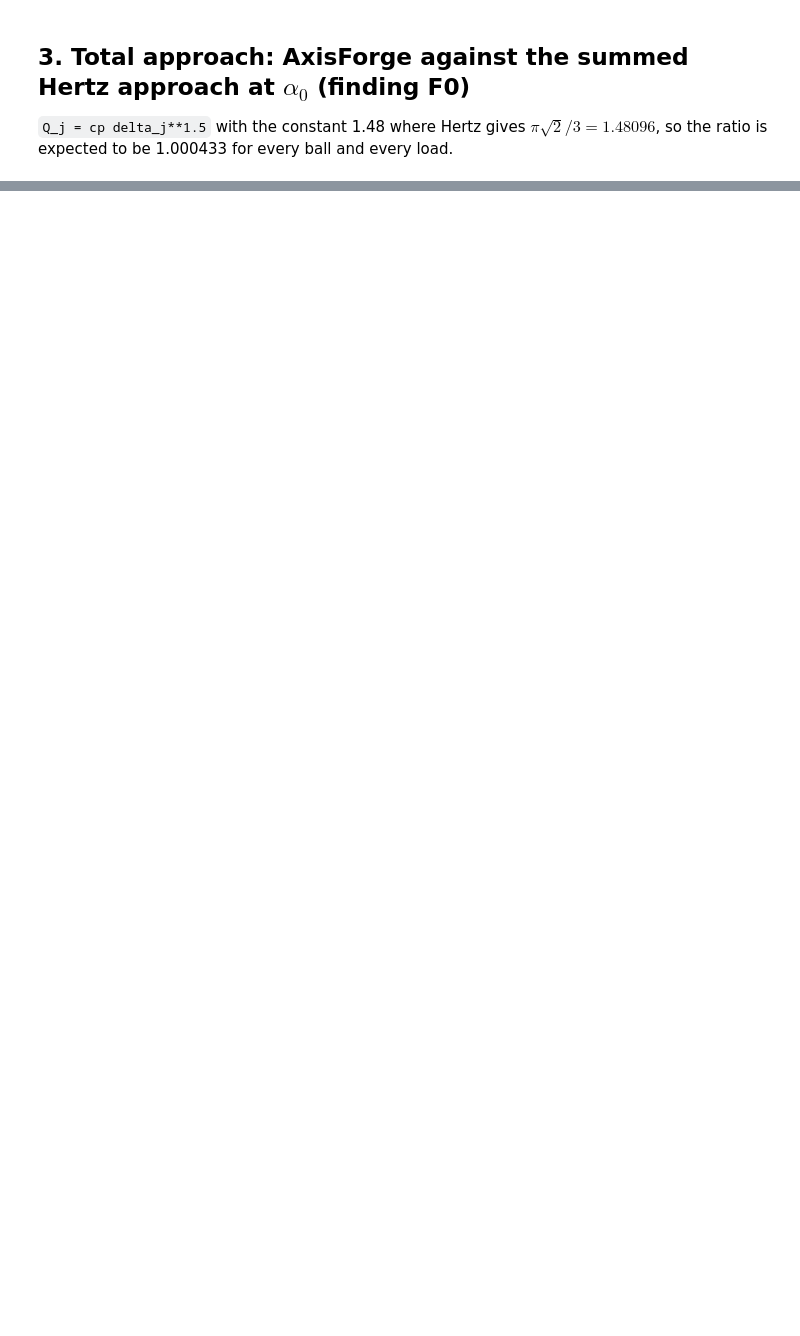
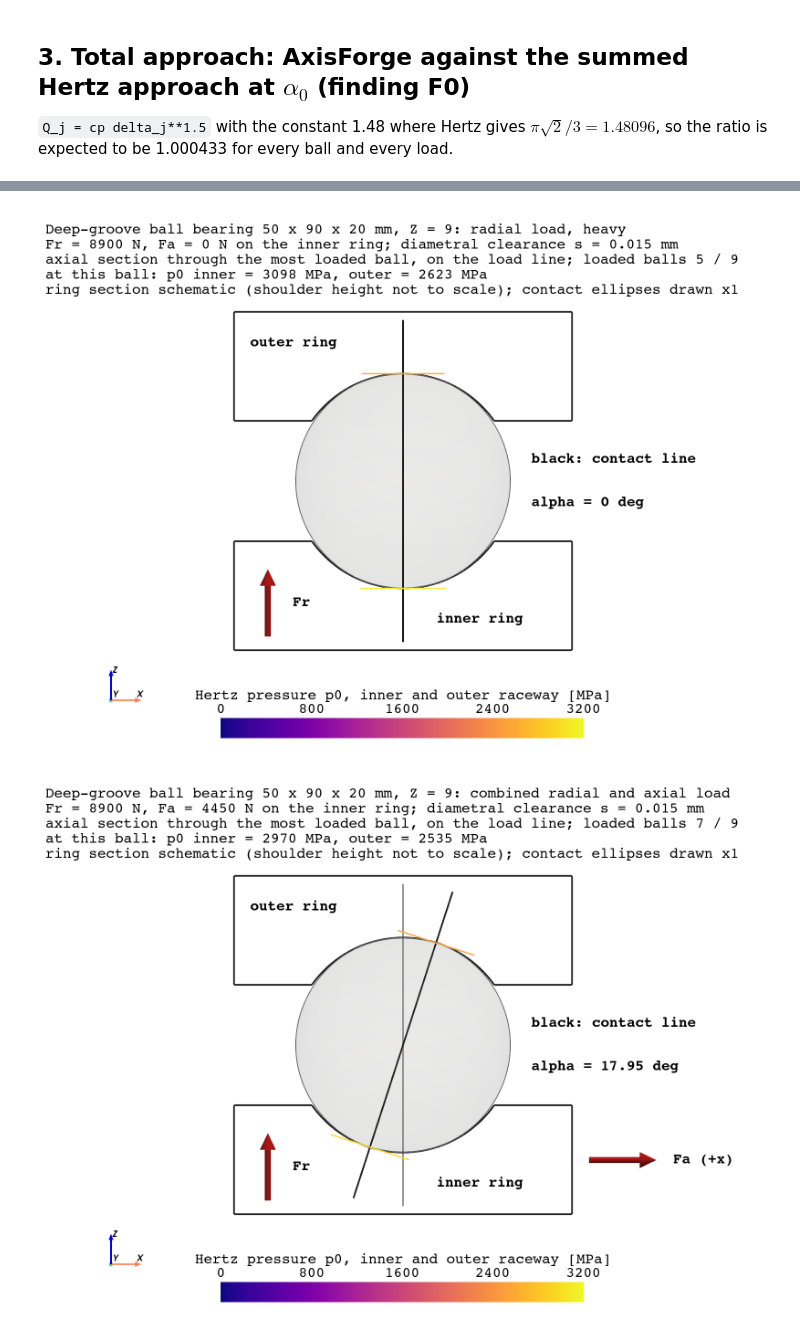
Before and after one commit to JRaposo-m/AxisForge-Design-Studies, a Jupyter notebook: validation/bearings/iso16281_ball_contact/01_contacts_vs_hertz.ipynb, the cells around one changed output, grey strips where cells are left out. Cells and saved outputs as stored; diff of their text form; code cells hidden in the pictures; blank space fills up the shorter version.

```diff
--- a/validation/bearings/iso16281_ball_contact/01_contacts_vs_hertz.ipynb
+++ b/validation/bearings/iso16281_ball_contact/01_contacts_vs_hertz.ipynb
@@ -154,0 +213,8 @@ written: results\contacts.csv, results\approach.csv
+# %%
+for name in ("radial_heavy", "combined"):
+    side = vb.bearing_scene(*solved[name], case=CASE_TEXT[name], view="side", ellipse_scale=1.0)
+    vs.save(side, {"p0": vb.FIELDS["p0"]}, VIZ, f"{name}_side", clim=clim)
+    display(Image(filename=str(VIZ / f"{name}_side_p0.png")))
+# %% [output]
+[figure, added]
+[figure, added]
```
Also changed, not shown: parts of 7 cells of this notebook, 10 other files.
